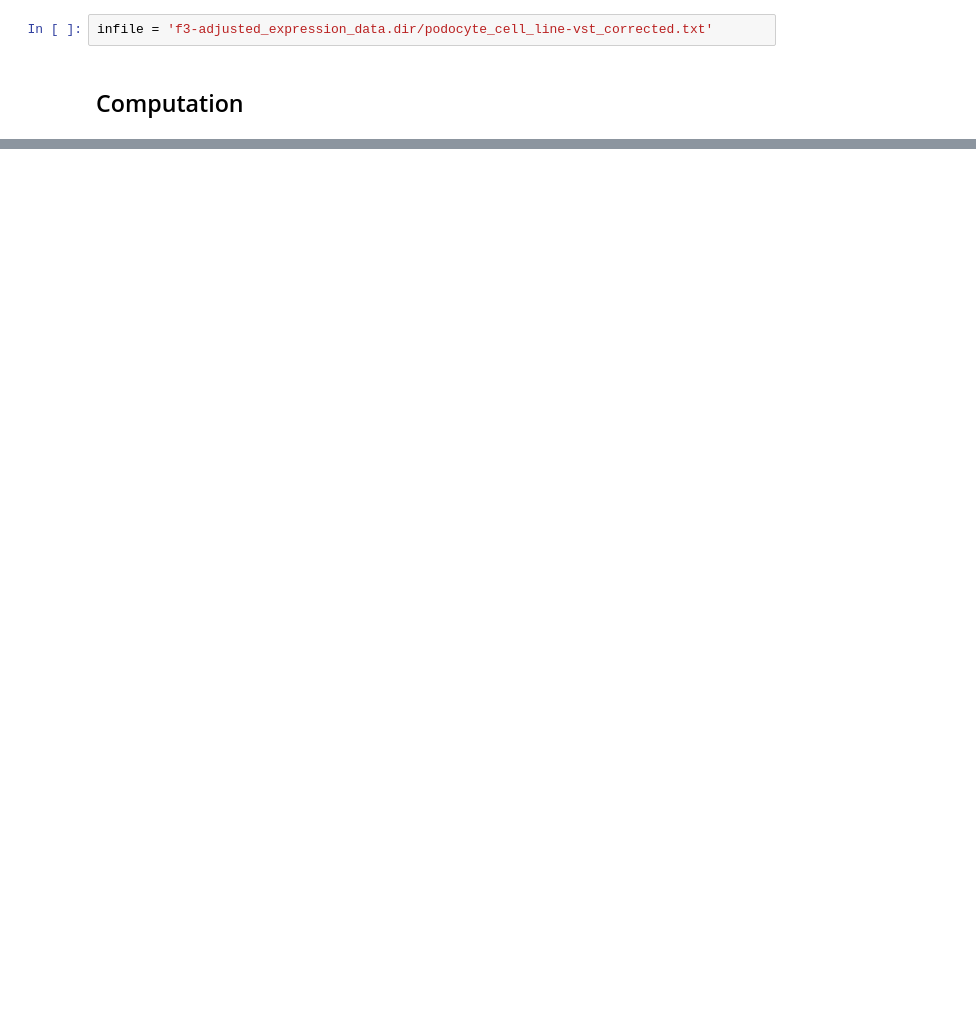
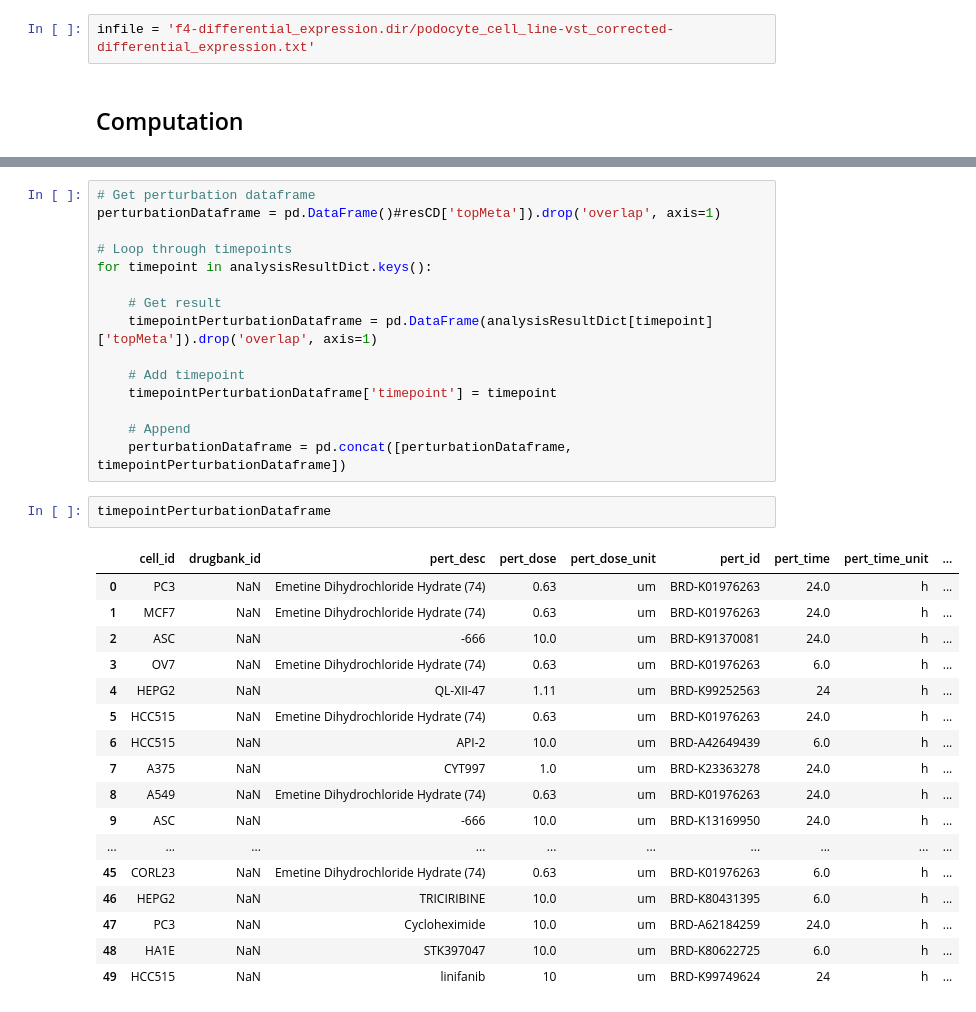
Before and after one commit to denis-torre/hiv-cell-line-analysis, a Jupyter notebook: pipeline/notebooks/development.ipynb, the cells around one changed output, grey strips where cells are left out. Cells and saved outputs as stored; diff of their text form; blank space fills up the shorter version.

```diff
--- a/pipeline/notebooks/development.ipynb
+++ b/pipeline/notebooks/development.ipynb
@@ -19,6 +11,6 @@ R object with classes: ('list',) mapped to:
 # %% [markdown]
 ## Infiles
 # %%
-infile = 'f3-adjusted_expression_data.dir/podocyte_cell_line-vst_corrected.txt'
+infile = 'f4-differential_expression.dir/podocyte_cell_line-vst_corrected-differential_expression.txt'
 # %% [markdown]
 ## Computation
@@ -284,0 +73,35 @@ attr(,"assign")
+# %%
+# Get perturbation dataframe
+perturbationDataframe = pd.DataFrame()#resCD['topMeta']).drop('overlap', axis=1)
+
+# Loop through timepoints
+for timepoint in analysisResultDict.keys():
+
+    # Get result
+    timepointPerturbationDataframe = pd.DataFrame(analysisResultDict[timepoint]['topMeta']).drop('overlap', axis=1)
+
+    # Add timepoint
+    timepointPerturbationDataframe['timepoint'] = timepoint
+
+    # Append
+    perturbationDataframe = pd.concat([perturbationDataframe, timepointPerturbationDataframe])
+# %%
+timepointPerturbationDataframe
+# %% [output]
+|  | cell_id | drugbank_id | pert_desc | pert_dose | pert_dose_unit | pert_id | pert_time | pert_time_unit | ... |
+| 0 | PC3 | NaN | Emetine Dihydrochloride Hydrate (74) | 0.63 | um | BRD-K01976263 | 24.0 | h | ... |
+| 1 | MCF7 | NaN | Emetine Dihydrochloride Hydrate (74) | 0.63 | um | BRD-K01976263 | 24.0 | h | ... |
+| 2 | ASC | NaN | -666 | 10.0 | um | BRD-K91370081 | 24.0 | h | ... |
+| 3 | OV7 | NaN | Emetine Dihydrochloride Hydrate (74) | 0.63 | um | BRD-K01976263 | 6.0 | h | ... |
+| 4 | HEPG2 | NaN | QL-XII-47 | 1.11 | um | BRD-K99252563 | 24 | h | ... |
+| 5 | HCC515 | NaN | Emetine Dihydrochloride Hydrate (74) | 0.63 | um | BRD-K01976263 | 24.0 | h | ... |
+| 6 | HCC515 | NaN | API-2 | 10.0 | um | BRD-A42649439 | 6.0 | h | ... |
+| 7 | A375 | NaN | CYT997 | 1.0 | um | BRD-K23363278 | 24.0 | h | ... |
+| 8 | A549 | NaN | Emetine Dihydrochloride Hydrate (74) | 0.63 | um | BRD-K01976263 | 24.0 | h | ... |
+| 9 | ASC | NaN | -666 | 10.0 | um | BRD-K13169950 | 24.0 | h | ... |
+| ... | ... | ... | ... | ... | ... | ... | ... | ... | ... |
+| 45 | CORL23 | NaN | Emetine Dihydrochloride Hydrate (74) | 0.63 | um | BRD-K01976263 | 6.0 | h | ... |
+| 46 | HEPG2 | NaN | TRICIRIBINE | 10.0 | um | BRD-K80431395 | 6.0 | h | ... |
+| 47 | PC3 | NaN | Cycloheximide | 10.0 | um | BRD-A62184259 | 24.0 | h | ... |
+| 48 | HA1E | NaN | STK397047 | 10.0 | um | BRD-K80622725 | 6.0 | h | ... |
+| 49 | HCC515 | NaN | linifanib | 10 | um | BRD-K99749624 | 24 | h | ... |
```
Also changed, not shown: parts of 30 cells of this notebook, 3 other files.
